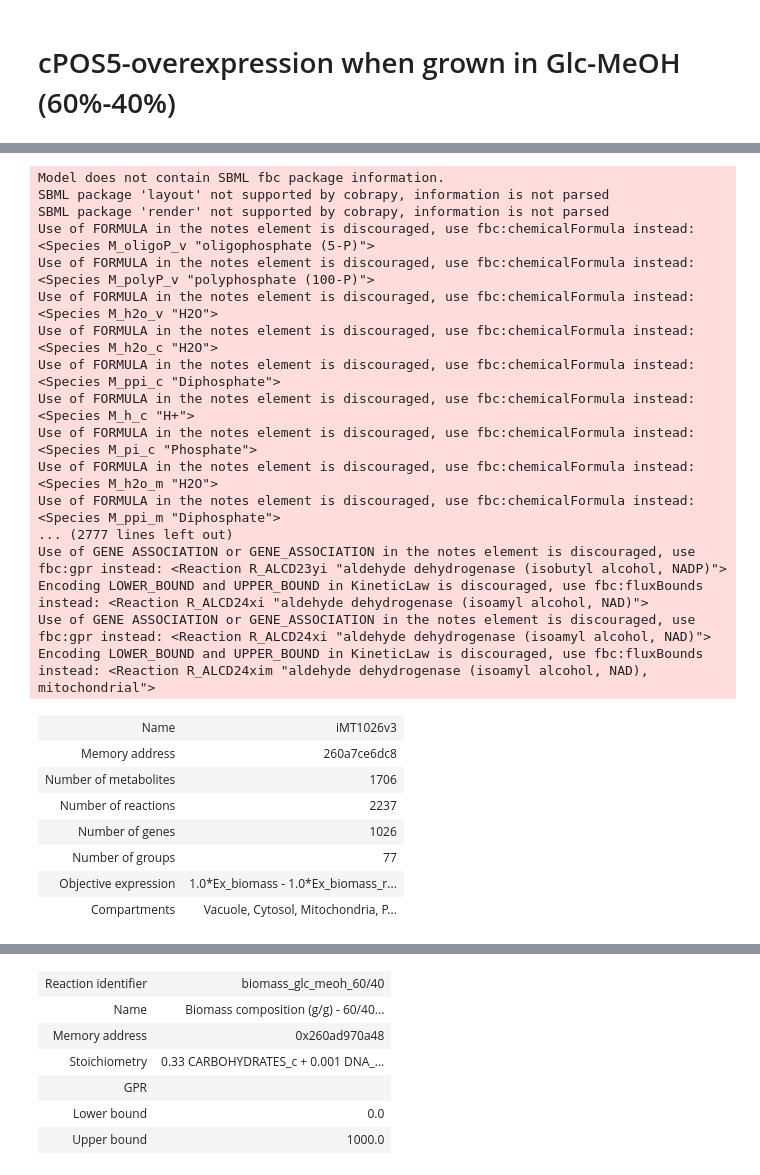
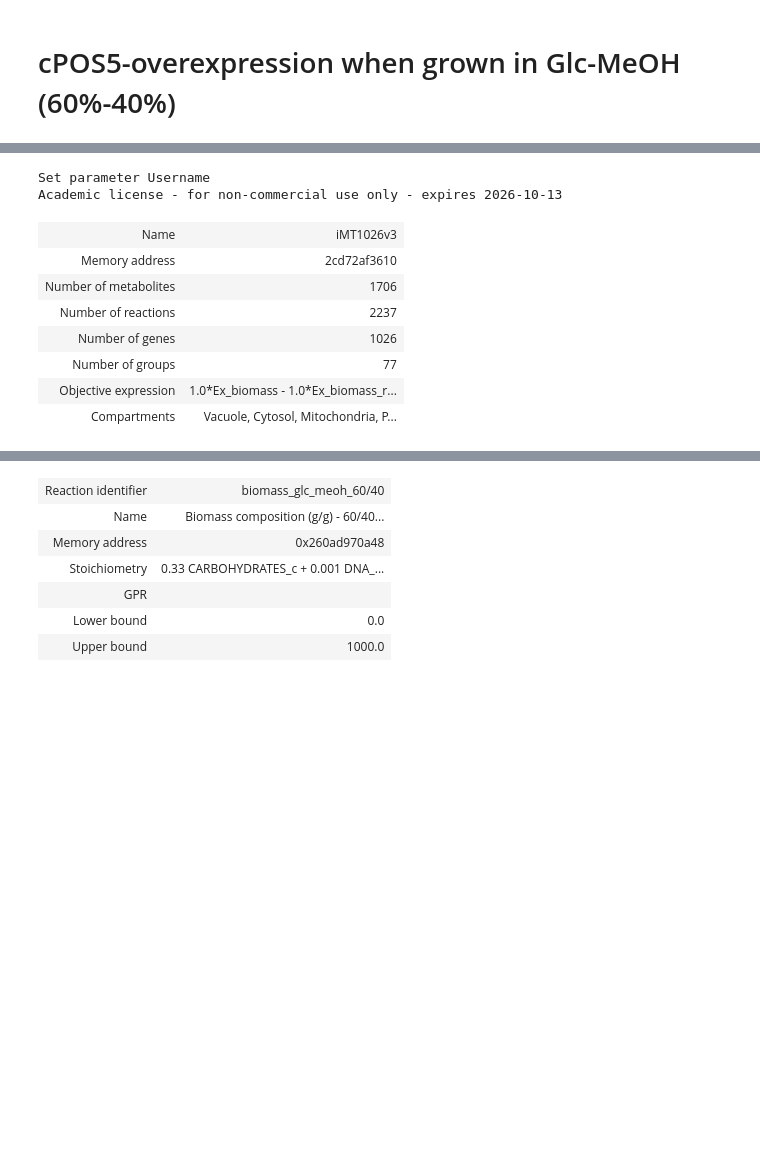
Before and after one commit to EricAntonGarcia/NOX_POS5_Simulations, a Jupyter notebook: code/cPOS5-overexpression (Glc-MeOH 60%-40%).ipynb, the cells around one changed output, grey strips where cells are left out. Drawn from its saved outputs; the diff is of its cells as text; code cells hidden in the pictures; blank space fills up the shorter version.

```diff
--- a/code/cPOS5-overexpression (Glc-MeOH 60%-40%).ipynb
+++ b/code/cPOS5-overexpression (Glc-MeOH 60%-40%).ipynb
@@ -17,29 +17,15 @@ print(cobra.__version__)
 # %%
-model_path = 'iMT1026v3.xml'
+# model_path = 'iMT1026v3.xml'
+model_path ='..\model\iMT1026v3jup.xml'
 
 model = cobra.io.read_sbml_model(model_path)
 
 model
 # %% [output]
-Model does not contain SBML fbc package information.
-SBML package 'layout' not supported by cobrapy, information is not parsed
-SBML package 'render' not supported by cobrapy, information is not parsed
-Use of FORMULA in the notes element is discouraged, use fbc:chemicalFormula instead: <Species M_oligoP_v "oligophosphate (5-P)">
-Use of FORMULA in the notes element is discouraged, use fbc:chemicalFormula instead: <Species M_polyP_v "polyphosphate (100-P)">
-Use of FORMULA in the notes element is discouraged, use fbc:chemicalFormula instead: <Species M_h2o_v "H2O">
-Use of FORMULA in the notes element is discouraged, use fbc:chemicalFormula instead: <Species M_h2o_c "H2O">
-Use of FORMULA in the notes element is discouraged, use fbc:chemicalFormula instead: <Species M_ppi_c "Diphosphate">
-Use of FORMULA in the notes element is discouraged, use fbc:chemicalFormula instead: <Species M_h_c "H+">
-Use of FORMULA in the notes element is discouraged, use fbc:chemicalFormula instead: <Species M_pi_c "Phosphate">
-Use of FORMULA in the notes element is discouraged, use fbc:chemicalFormula instead: <Species M_h2o_m "H2O">
-Use of FORMULA in the notes element is discouraged, use fbc:chemicalFormula instead: <Species M_ppi_m "Diphosphate">
-... (2777 lines left out)
-Use of GENE ASSOCIATION or GENE_ASSOCIATION in the notes element is discouraged, use fbc:gpr instead: <Reaction R_ALCD23yi "aldehyde dehydrogenase (isobutyl alcohol, NADP)">
-Encoding LOWER_BOUND and UPPER_BOUND in KineticLaw is discouraged, use fbc:fluxBounds instead: <Reaction R_ALCD24xi "aldehyde dehydrogenase (isoamyl alcohol, NAD)">
-Use of GENE ASSOCIATION or GENE_ASSOCIATION in the notes element is discouraged, use fbc:gpr instead: <Reaction R_ALCD24xi "aldehyde dehydrogenase (isoamyl alcohol, NAD)">
-Encoding LOWER_BOUND and UPPER_BOUND in KineticLaw is discouraged, use fbc:fluxBounds instead: <Reaction R_ALCD24xim "aldehyde dehydrogenase (isoamyl alcohol, NAD), mitochondrial">
+Set parameter Username
+Academic license - for non-commercial use only - expires 2026-10-13
 | Name | iMT1026v3 |
-| Memory address | 260a7ce6dc8 |
+| Memory address | 2cd72af3610 |
 | Number of metabolites | 1706 |
 | Number of reactions | 2237 |
 | Number of genes | 1026 |
```
Also changed, not shown: parts of 2 cells of this notebook, 4 other files.
